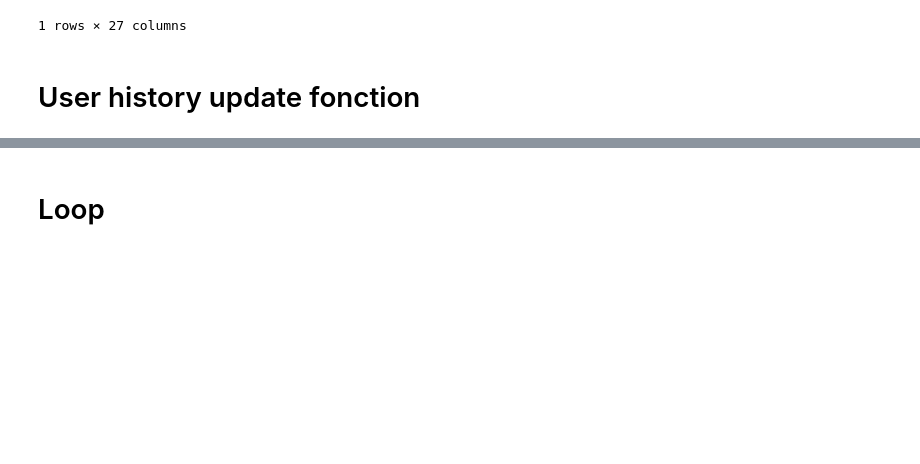
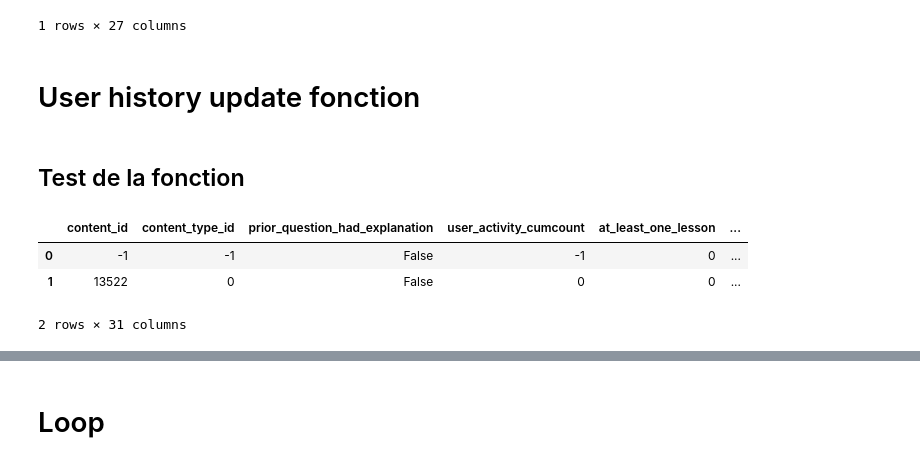
Before and after one commit to YohannD/riiid_final_project, a Jupyter notebook: notebooks/tm_prediction_loop.ipynb, the cells around one changed output, grey strips where cells are left out. Saved outputs shown, nothing was run; the diff lists cells and outputs as text; code cells hidden in the pictures; blank space fills up the shorter version.

```diff
--- a/notebooks/tm_prediction_loop.ipynb
+++ b/notebooks/tm_prediction_loop.ipynb
@@ -152,2 +225,13 @@ def user_history_update(content_type_id, content_id, data_qstats, user_history=N
 
     return user_history
+# %% [markdown]
+## Test de la fonction
+# %%
+user_history=user_history_update(0,13522,qstats,user_history=None,prior_question_had_explanation=False)
+user_history.iloc[-1,-1]=0.8
+user_history
+# %% [output]
+|  | content_id | content_type_id | prior_question_had_explanation | user_activity_cumcount | at_least_one_lesson | ... |
+| 0 | -1 | -1 | False | -1 | 0 | ... |
+| 1 | 13522 | 0 | False | 0 | 0 | ... |
+2 rows × 31 columns
```
Also changed, not shown: parts of 12 cells of this notebook.
